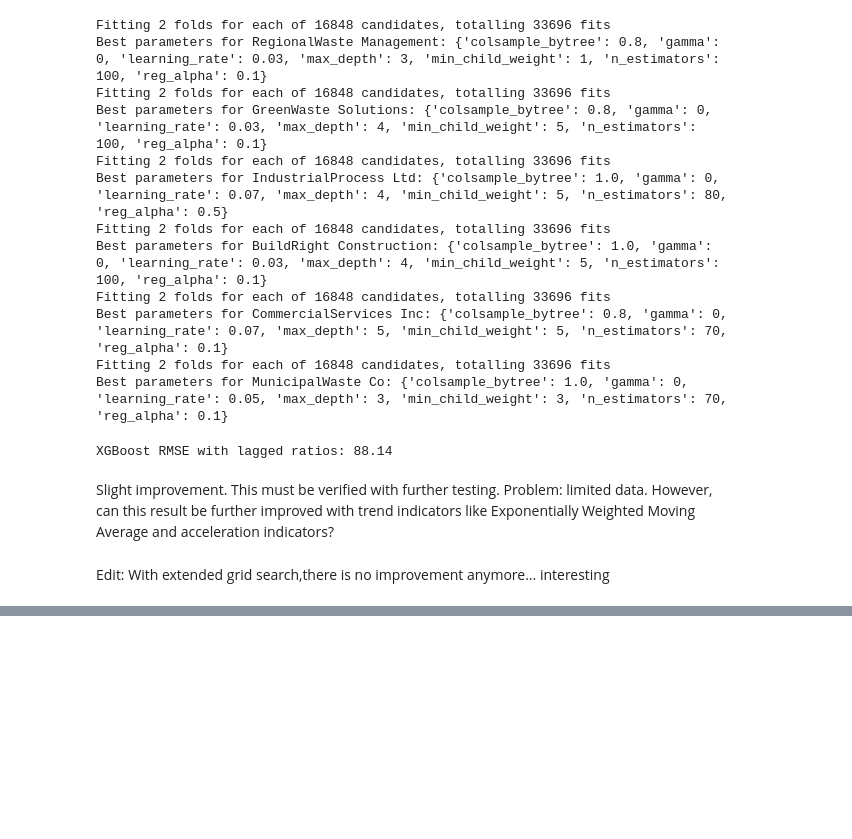
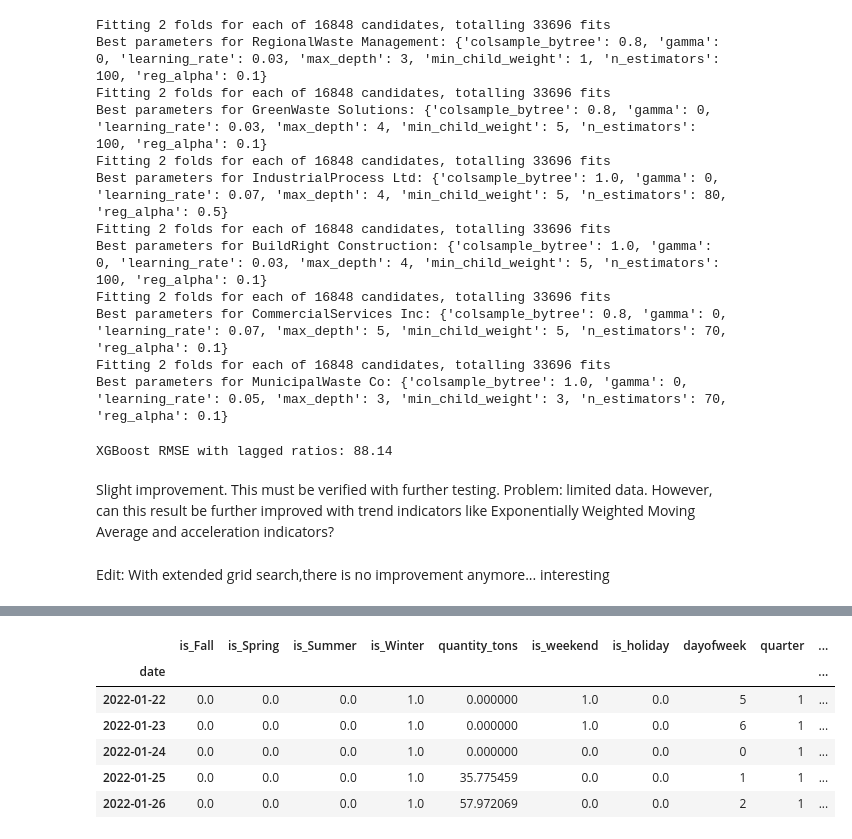
Before and after one commit to 1106maxi/AI-supported-Forecasting-Models-for-Waste-Management, a Jupyter notebook: forecasting notebooks/quantity_xgboost.ipynb, the cells around one changed output, grey strips where cells are left out. Saved outputs shown, nothing was run; the diff lists cells and outputs as text; code cells hidden in the pictures; blank space fills up the shorter version.

Commit message:
agg_quantity rework
Fixed problem with inhomogeneous data shapes when aggregating by company

```diff
--- a/forecasting notebooks/quantity_xgboost.ipynb
+++ b/forecasting notebooks/quantity_xgboost.ipynb
@@ -478,11 +403,0 @@ Filling missing values for certain companies:
-# %%
-for c, r in [('CommercialServices Inc', [0]), ('MunicipalWaste Co', [0, 1]), ('RegionalWaste Management', [-1])]:
-    if c in company_dfs_lagged_ratios:
-        n = company_dfs_lagged_ratios['GreenWaste Solutions'].iloc[r].copy()
-        n['quantity_tons'], n.loc[:, n.columns.str.contains("lag")] = 0, np.nan
-        company_dfs_lagged_ratios[c] = pd.concat([n, company_dfs_lagged_ratios[c]] if r != [-1] else [company_dfs_lagged_ratios[c], n]).sort_index()
-
-for c in range(len(unique_companies)):
-    company = list(company_dfs_lagged_ratios.keys())[c]
-    print(f"Data shape for {company}:")
-    print(company_dfs_lagged_ratios[company].shape)
@@ -586,3 +508,23 @@ Slight improvement. This must be verified with further testing. Problem: limited
 However, can this result be further improved with trend indicators like Exponentially Weighted Moving Average and acceleration indicators?
 # %% [markdown]
 Edit: With extended grid search,there is no improvement anymore... interesting
+# %%
+waste_data = pd.read_csv("../synthetic_waste_data.csv")
+
+fetcher = DataProcessor(waste_data)
+
+unique_companies = fetcher.waste_data['company'].unique()
+company_dfs = {}
+
+lags = [6,7,13,14,20,21]
+
+
+for company in unique_companies:
+    prep_data_company = fetcher.agg_quantity(company, by_company= True, one_hot=False)
+    company_dfs[company] = fetcher.create_xgboost_features(prep_data_company, lags=lags, lagged_features= True, lagged_ratios= False, trend_indicators=False)
+
+
+for c in range(len(unique_companies)):
+    company = list(company_dfs.keys())[c]
+    print(f"Data shape for {company}:")
+    print(company_dfs[company].shape)
@@ -588,0 +544,10 @@ Edit: With extended grid search,there is no improvement anymore... interesting
+# %%
+company_dfs["MunicipalWaste Co"].head()
+# %% [output]
+|  | is_Fall | is_Spring | is_Summer | is_Winter | quantity_tons | is_weekend | is_holiday | dayofweek | quarter | ... |
+| date |  |  |  |  |  |  |  |  |  | ... |
+| 2022-01-22 | 0.0 | 0.0 | 0.0 | 1.0 | 0.000000 | 1.0 | 0.0 | 5 | 1 | ... |
+| 2022-01-23 | 0.0 | 0.0 | 0.0 | 1.0 | 0.000000 | 1.0 | 0.0 | 6 | 1 | ... |
+| 2022-01-24 | 0.0 | 0.0 | 0.0 | 1.0 | 0.000000 | 0.0 | 0.0 | 0 | 1 | ... |
+| 2022-01-25 | 0.0 | 0.0 | 0.0 | 1.0 | 35.775459 | 0.0 | 0.0 | 1 | 1 | ... |
+| 2022-01-26 | 0.0 | 0.0 | 0.0 | 1.0 | 57.972069 | 0.0 | 0.0 | 2 | 1 | ... |
```
Also changed, not shown: parts of 14 cells of this notebook, 3 other files.
